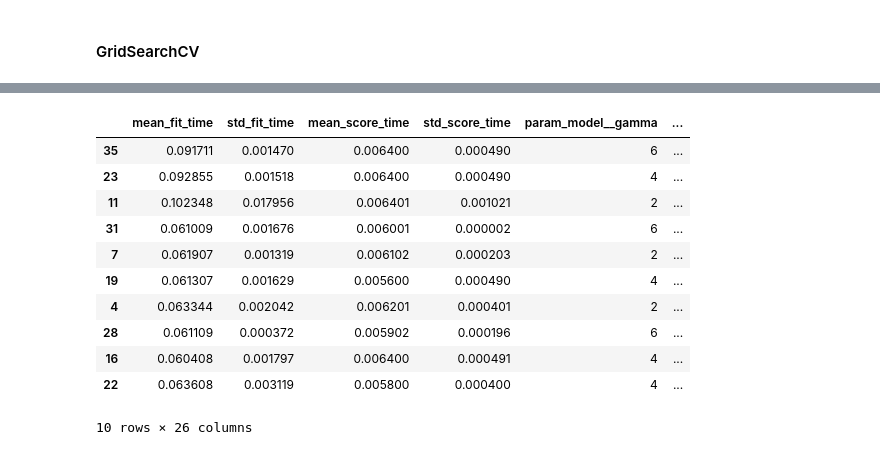
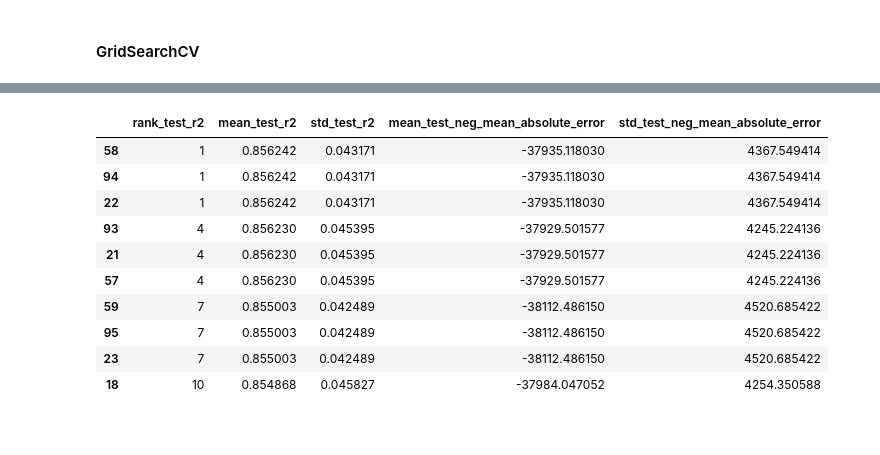
Before and after one commit to Ednaxx/salvador-housing-price-predictor, a Jupyter notebook: notebooks/feature-and-model-engineering.ipynb, the cells around one changed output, grey strips where cells are left out. Drawn from its saved outputs; the diff is of its cells as text; code cells hidden in the pictures.

```diff
--- a/notebooks/feature-and-model-engineering.ipynb
+++ b/notebooks/feature-and-model-engineering.ipynb
@@ -156,10 +156,10 @@ pipe = create_pipeline(XGBRegressor(random_state=1, n_jobs=6), X)
 # %%
 params = {
     "model__n_estimators" : [200, 300, 500],
-    'model__learning_rate': [0.05],
-    "model__max_depth" : [2],
-    'model__min_child_weight':[10, 12],
-    "model__gamma": [2, 4, 6]
+    "model__learning_rate": [0.05],
+    "model__max_depth": [1, 3, 5],
+    "model__min_child_weight": [0.01, 1, 3, 5],
+    "model__gamma": [0.05]
 }
 
 cv = GridSearchCV(pipe, params, cv=5, scoring=["r2", "neg_mean_absolute_error"], refit="r2", verbose=2)
@@ -202,17 +202,16 @@ GridSearchCV(cv=5,
              refit='r2', scoring=['r2', 'neg_mean_absolute_error'], verbose=2)
 # %%
 xgboost_results = pd.DataFrame(cv.cv_results_)
-xgboost_results.sort_values("rank_test_r2").head(10)
+xgboost_results[["rank_test_r2", "mean_test_r2", "std_test_r2", "mean_test_neg_mean_absolute_error", "std_test_neg_mean_absolute_error"]].sort_values("rank_test_r2").head(10)
 # %% [output]
-|  | mean_fit_time | std_fit_time | mean_score_time | std_score_time | param_model__gamma | ... |
-| 35 | 0.091711 | 0.001470 | 0.006400 | 0.000490 | 6 | ... |
-| 23 | 0.092855 | 0.001518 | 0.006400 | 0.000490 | 4 | ... |
-| 11 | 0.102348 | 0.017956 | 0.006401 | 0.001021 | 2 | ... |
-| 31 | 0.061009 | 0.001676 | 0.006001 | 0.000002 | 6 | ... |
-| 7 | 0.061907 | 0.001319 | 0.006102 | 0.000203 | 2 | ... |
-| 19 | 0.061307 | 0.001629 | 0.005600 | 0.000490 | 4 | ... |
-| 4 | 0.063344 | 0.002042 | 0.006201 | 0.000401 | 2 | ... |
-| 28 | 0.061109 | 0.000372 | 0.005902 | 0.000196 | 6 | ... |
-| 16 | 0.060408 | 0.001797 | 0.006400 | 0.000491 | 4 | ... |
-| 22 | 0.063608 | 0.003119 | 0.005800 | 0.000400 | 4 | ... |
+|  | rank_test_r2 | mean_test_r2 | std_test_r2 | mean_test_neg_mean_absolute_error | std_test_neg_mean_absolute_error |
+| 58 | 1 | 0.856242 | 0.043171 | -37935.118030 | 4367.549414 |
+| 94 | 1 | 0.856242 | 0.043171 | -37935.118030 | 4367.549414 |
+| 22 | 1 | 0.856242 | 0.043171 | -37935.118030 | 4367.549414 |
+| 93 | 4 | 0.856230 | 0.045395 | -37929.501577 | 4245.224136 |
+| 21 | 4 | 0.856230 | 0.045395 | -37929.501577 | 4245.224136 |
+| 57 | 4 | 0.856230 | 0.045395 | -37929.501577 | 4245.224136 |
+| 59 | 7 | 0.855003 | 0.042489 | -38112.486150 | 4520.685422 |
+| 95 | 7 | 0.855003 | 0.042489 | -38112.486150 | 4520.685422 |
+| 23 | 7 | 0.855003 | 0.042489 | -38112.486150 | 4520.685422 |
+| 18 | 10 | 0.854868 | 0.045827 | -37984.047052 | 4254.350588 |
-10 rows × 26 columns
```
Also changed, not shown: parts of 5 cells of this notebook, 5 other files.
